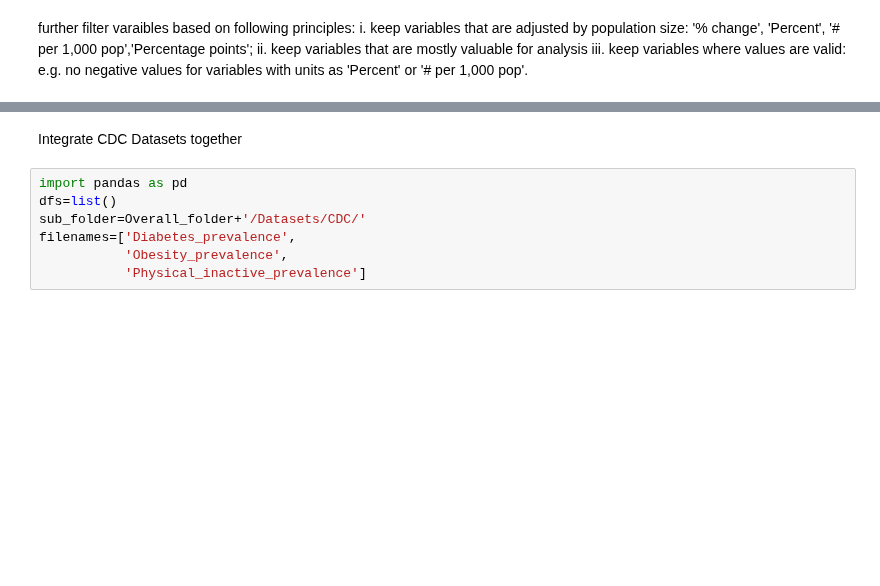
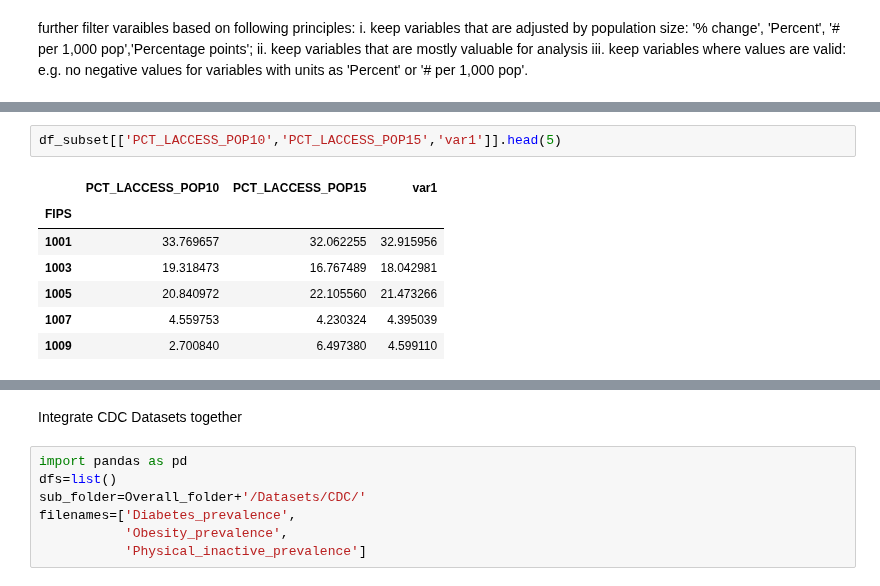
Before and after one commit to cathyxinxyz/Capstone_Project_1, a Jupyter notebook: Codes/Data Integration.ipynb, the cells around one changed output, grey strips where cells are left out. Drawn from its saved outputs; the diff is of its cells as text; blank space fills up the shorter version.

```diff
--- a/Codes/Data Integration.ipynb
+++ b/Codes/Data Integration.ipynb
@@ -253,0 +184,10 @@ None
+# %%
+df_subset[['PCT_LACCESS_POP10','PCT_LACCESS_POP15','var1']].head(5)
+# %% [output]
+|  | PCT_LACCESS_POP10 | PCT_LACCESS_POP15 | var1 |
+| FIPS |  |  |  |
+| 1001 | 33.769657 | 32.062255 | 32.915956 |
+| 1003 | 19.318473 | 16.767489 | 18.042981 |
+| 1005 | 20.840972 | 22.105560 | 21.473266 |
+| 1007 | 4.559753 | 4.230324 | 4.395039 |
+| 1009 | 2.700840 | 6.497380 | 4.599110 |
```
Also changed, not shown: parts of 22 cells of this notebook, 5 other files.
